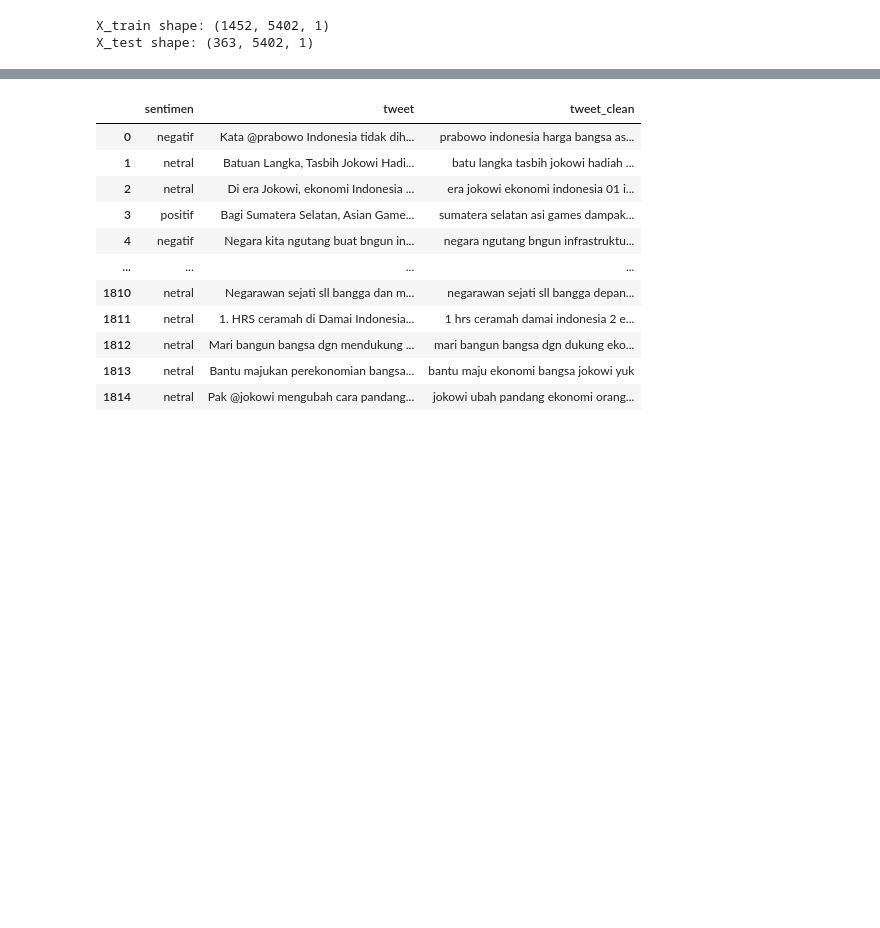
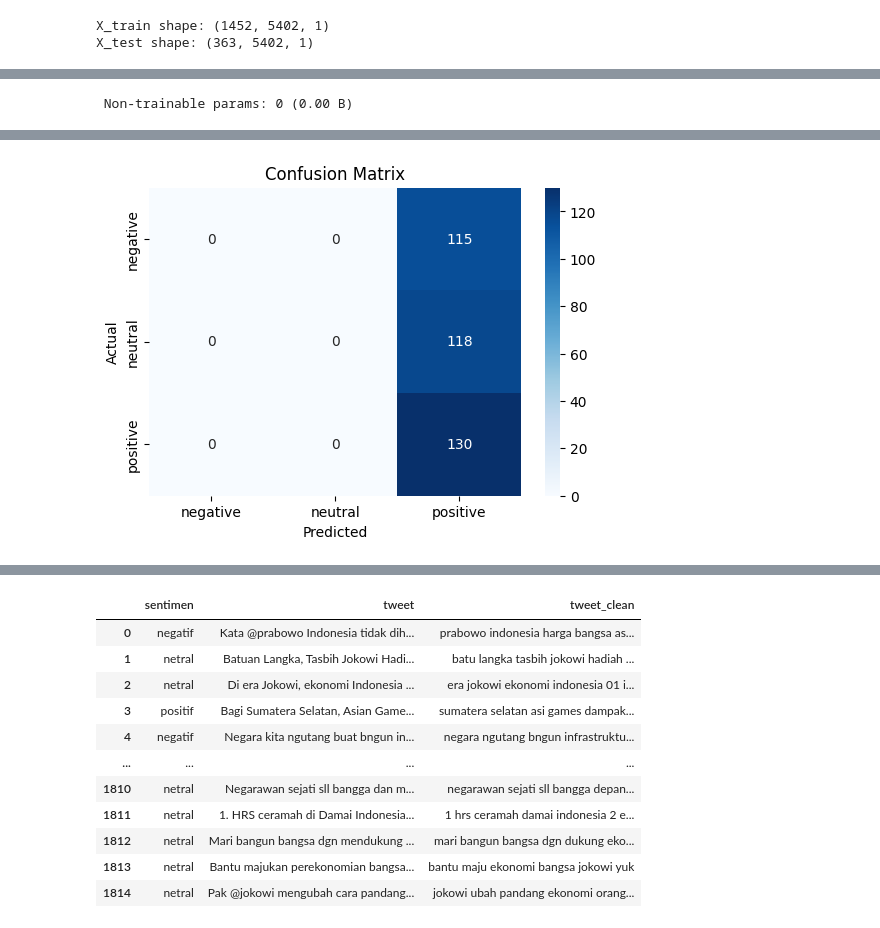
Before and after one commit to kairamilanifitria/Bootcamp-NLP, a Jupyter notebook: Project_1_Sentiment_Analysis.ipynb, the cells around one changed output, grey strips where cells are left out. Saved outputs shown, nothing was run; the diff lists cells and outputs as text; code cells hidden in the pictures; blank space fills up the shorter version.

```diff
--- a/Project_1_Sentiment_Analysis.ipynb
+++ b/Project_1_Sentiment_Analysis.ipynb
@@ -650,0 +651,78 @@ Confusion Matrix:
+# %%
+from tensorflow.keras.models import Sequential
+from tensorflow.keras.layers import LSTM, Dense, Dropout
+from tensorflow.keras.optimizers import Adam
+
+## Best Hyperparameters: {'units': 256, 'dropout': 0.4, 'dense_units': 128, 'optimizer': 'adam'}
+
+# Function to build LSTM model with best hyperparameters
+def build_best_lstm_model():
+    model = Sequential()
+
+    # LSTM layer
+    model.add(LSTM(
+        units=256,                      # Best 'units' value
+        input_shape=(X_train.shape[1], X_train.shape[2]),  # Input shape
+        return_sequences=False
+    ))
+
+    # Dropout layer to prevent overfitting
+    model.add(Dropout(rate=0.4))         # Best 'dropout' value
+
+    # Dense layer
+    model.add(Dense(
+        units=128,                        # Best 'dense_units' value
+        activation='relu'
+    ))
+
+    # Output layer (3 classes: negative, neutral, positive)
+    model.add(Dense(3, activation='softmax'))
+
+    # Compile the model using the best optimizer
+    model.compile(
+        optimizer='adam',                # Best 'optimizer' value
+        loss='sparse_categorical_crossentropy',
+        metrics=['accuracy']
+    )
+
+    return model
+
+# Build the LSTM model using the best hyperparameters
+best_lstm_model = build_best_lstm_model()
+
+# Display the model architecture
+best_lstm_model.summary()
+
+# Training the model
+early_stopping = EarlyStopping(monitor='val_loss', patience=3)
+
+best_lstm_model.fit(
+    X_train, y_train,
+    epochs=10,
+    validation_split=0.2,
+    callbacks=[early_stopping]
+)
+
+# Evaluate the model on the test data
+y_pred_probs = best_lstm_model.predict(X_test)
+y_pred = np.argmax(y_pred_probs, axis=1)
+
+# Calculate accuracy
+accuracy = accuracy_score(y_test, y_pred)
+print(f"Test Accuracy: {accuracy}")
+
+# Print classification report
+print("Classification Report:\n", classification_report(y_test, y_pred, target_names=['negative', 'neutral', 'positive']))
+
+# Confusion matrix
+cm = confusion_matrix(y_test, y_pred)
+print("Confusion Matrix:\n", cm)
+
+# Visualize the confusion matrix using seaborn heatmap
+plt.figure(figsize=(6,4))
+sns.heatmap(cm, annot=True, fmt='d', cmap='Blues', xticklabels=['negative', 'neutral', 'positive'], yticklabels=['negative', 'neutral', 'positive'])
+plt.title('Confusion Matrix')
+plt.ylabel('Actual')
+plt.xlabel('Predicted')
+plt.show()
+# %% [output]
@@ -650,0 +743 @@ Confusion Matrix:
+ Non-trainable params: 0 (0.00 B)
@@ -651 +761,2 @@ Confusion Matrix:
+[figure, added]
 # %% [markdown]
```
Also changed, not shown: parts of 59 cells of this notebook.
